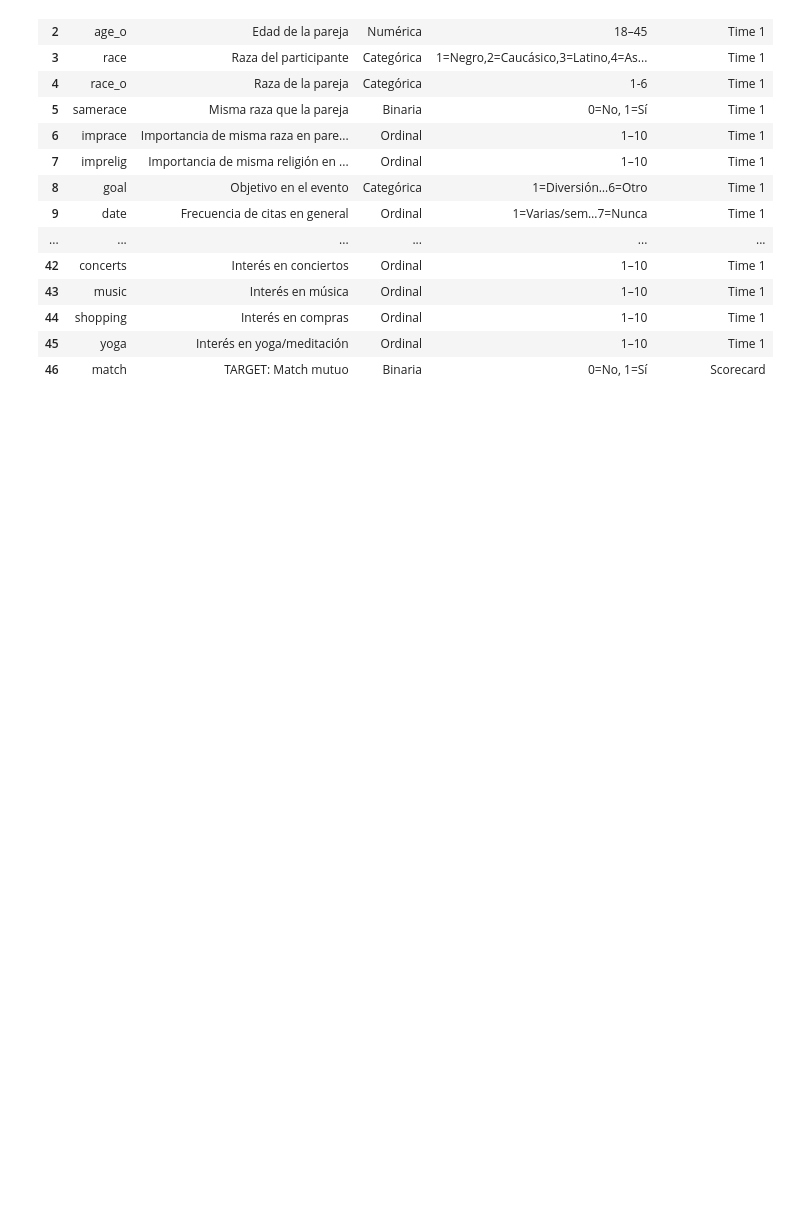
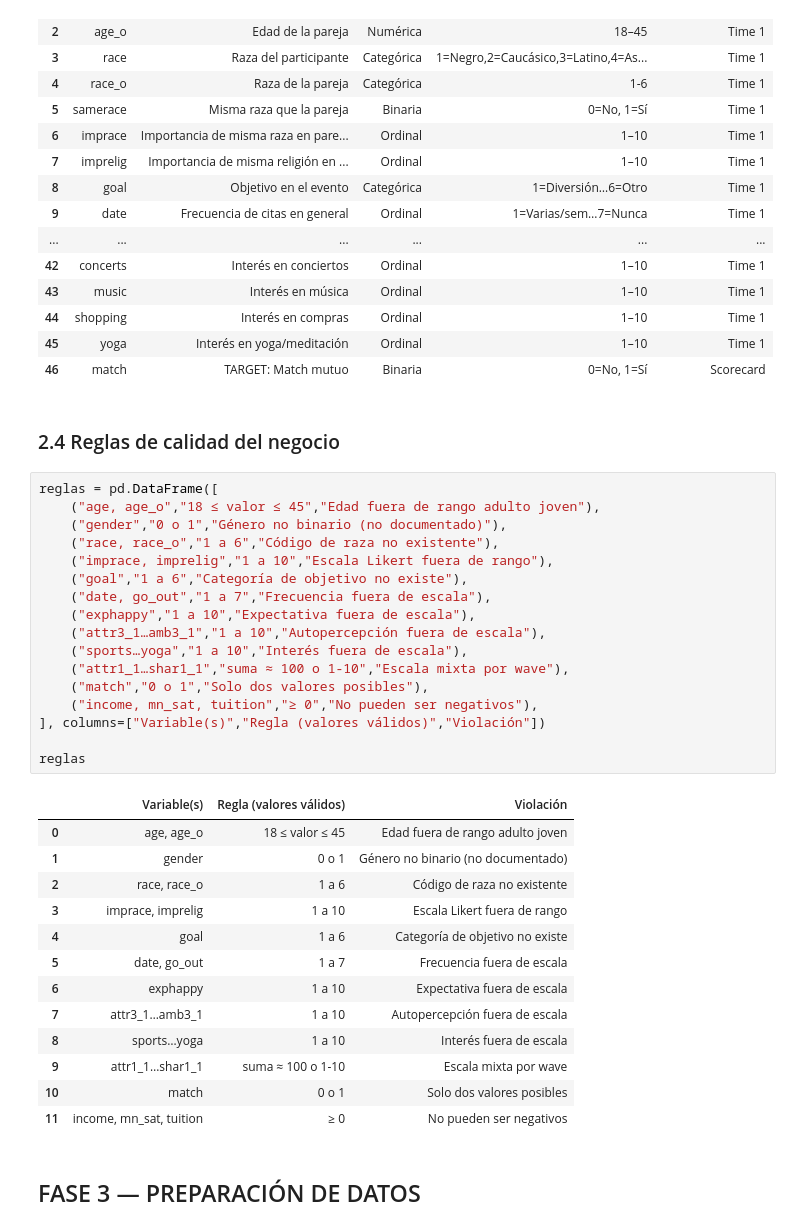
Before and after one commit to laulaguado/match-predictor, a Jupyter notebook: notebooks/01_preparacion_datos.ipynb, the cells around one changed output. Cells and saved outputs as stored; diff of their text form; blank space fills up the shorter version.

```diff
--- a/notebooks/01_preparacion_datos.ipynb
+++ b/notebooks/01_preparacion_datos.ipynb
@@ -162,3 +163,38 @@ Total variables seleccionadas: 47
 | 44 | shopping | Interés en compras | Ordinal | 1–10 | Time 1 |
 | 45 | yoga | Interés en yoga/meditación | Ordinal | 1–10 | Time 1 |
 | 46 | match | TARGET: Match mutuo | Binaria | 0=No, 1=Sí | Scorecard |
+# %% [markdown]
+### 2.4 Reglas de calidad del negocio
+# %%
+reglas = pd.DataFrame([
+    ("age, age_o","18 ≤ valor ≤ 45","Edad fuera de rango adulto joven"),
+    ("gender","0 o 1","Género no binario (no documentado)"),
+    ("race, race_o","1 a 6","Código de raza no existente"),
+    ("imprace, imprelig","1 a 10","Escala Likert fuera de rango"),
+    ("goal","1 a 6","Categoría de objetivo no existe"),
+    ("date, go_out","1 a 7","Frecuencia fuera de escala"),
+    ("exphappy","1 a 10","Expectativa fuera de escala"),
+    ("attr3_1…amb3_1","1 a 10","Autopercepción fuera de escala"),
+    ("sports…yoga","1 a 10","Interés fuera de escala"),
+    ("attr1_1…shar1_1","suma ≈ 100 o 1-10","Escala mixta por wave"),
+    ("match","0 o 1","Solo dos valores posibles"),
+    ("income, mn_sat, tuition","≥ 0","No pueden ser negativos"),
+], columns=["Variable(s)","Regla (valores válidos)","Violación"])
+
+reglas
+# %% [output]
+|  | Variable(s) | Regla (valores válidos) | Violación |
+| 0 | age, age_o | 18 ≤ valor ≤ 45 | Edad fuera de rango adulto joven |
+| 1 | gender | 0 o 1 | Género no binario (no documentado) |
+| 2 | race, race_o | 1 a 6 | Código de raza no existente |
+| 3 | imprace, imprelig | 1 a 10 | Escala Likert fuera de rango |
+| 4 | goal | 1 a 6 | Categoría de objetivo no existe |
+| 5 | date, go_out | 1 a 7 | Frecuencia fuera de escala |
+| 6 | exphappy | 1 a 10 | Expectativa fuera de escala |
+| 7 | attr3_1…amb3_1 | 1 a 10 | Autopercepción fuera de escala |
+| 8 | sports…yoga | 1 a 10 | Interés fuera de escala |
+| 9 | attr1_1…shar1_1 | suma ≈ 100 o 1-10 | Escala mixta por wave |
+| 10 | match | 0 o 1 | Solo dos valores posibles |
+| 11 | income, mn_sat, tuition | ≥ 0 | No pueden ser negativos |
+# %% [markdown]
+## FASE 3 — PREPARACIÓN DE DATOS
```
Also changed, not shown: parts of 23 cells of this notebook, 12 other files.
